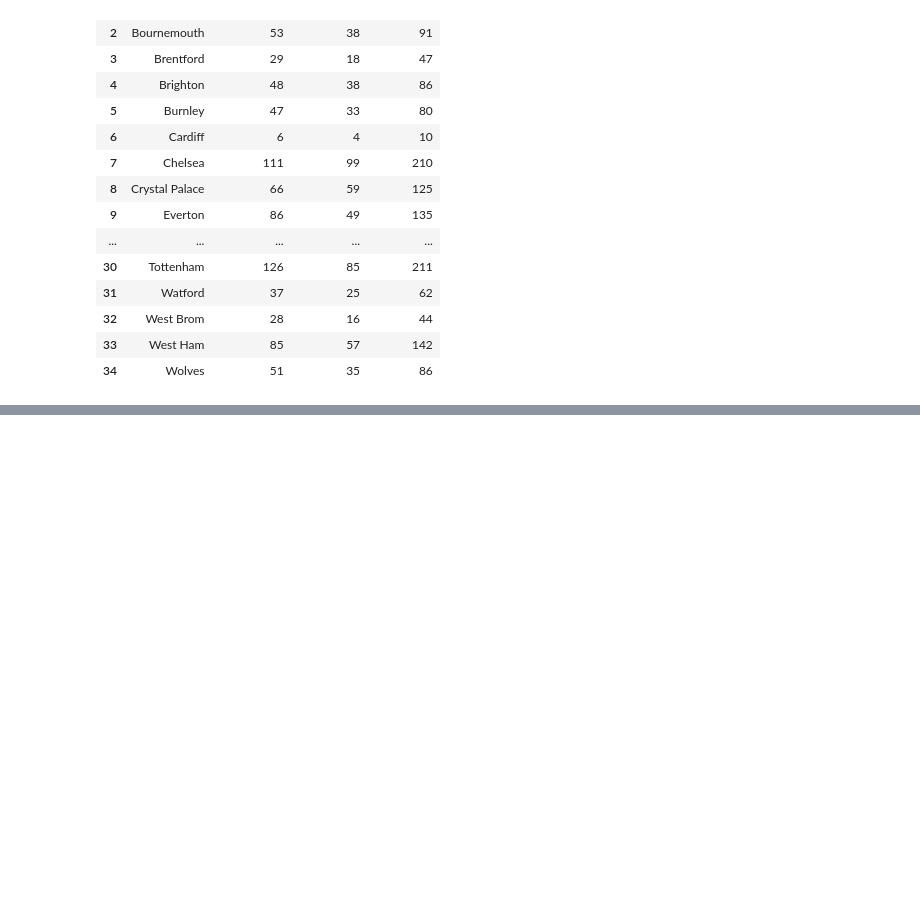
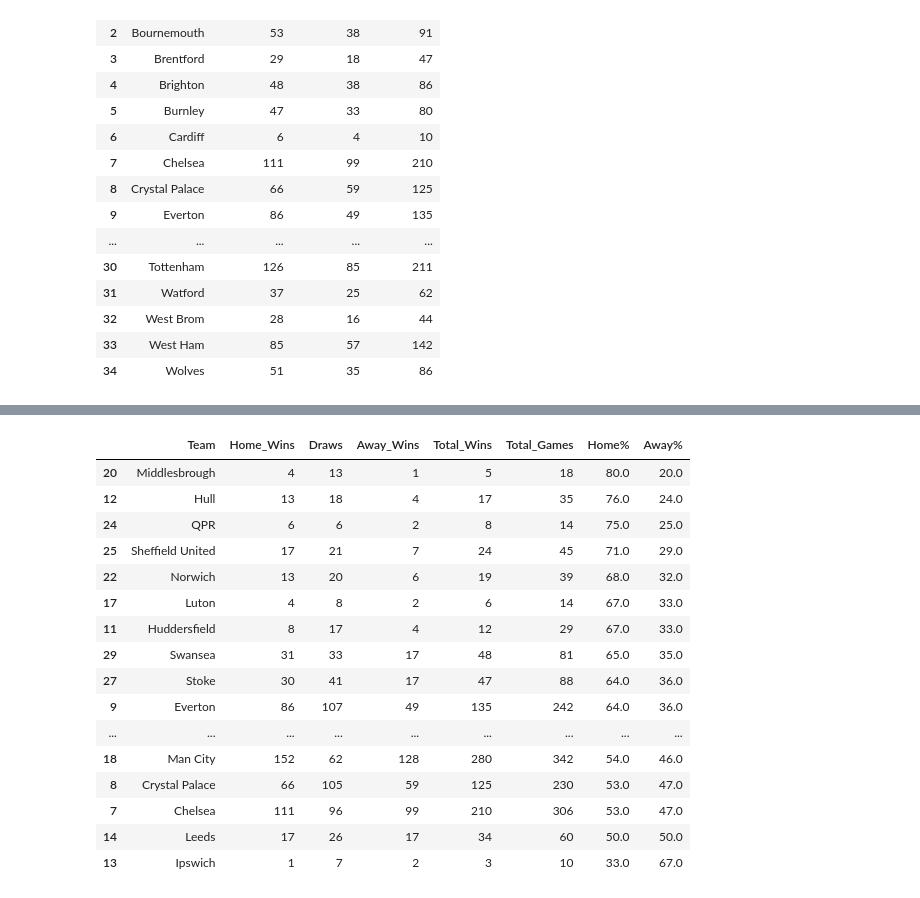
Before and after one commit to SmithNJ13/data_analysis, a Jupyter notebook: analysis.ipynb, the cells around one changed output, grey strips where cells are left out. Cells and saved outputs as stored; diff of their text form; code cells hidden in the pictures; blank space fills up the shorter version.

```diff
--- a/analysis.ipynb
+++ b/analysis.ipynb
@@ -531,0 +583,3 @@ Question_Two
+# %%
+Question_Two = pd.DataFrame(total_wins)
+Question_Two
@@ -531,0 +604,22 @@ Question_Two
+# %%
+Question_Two["Home%"] = round((Question_Two["Home_Wins"] / Question_Two["Total_Wins"]), 2) * 100
+Question_Two["Away%"] = round((Question_Two["Away_Wins"] / Question_Two["Total_Wins"]), 2) * 100
+Question_Two.sort_values(by="Home%", ascending=False)
+# %% [output]
+|  | Team | Home_Wins | Draws | Away_Wins | Total_Wins | Total_Games | Home% | Away% |
+| 20 | Middlesbrough | 4 | 13 | 1 | 5 | 18 | 80.0 | 20.0 |
+| 12 | Hull | 13 | 18 | 4 | 17 | 35 | 76.0 | 24.0 |
+| 24 | QPR | 6 | 6 | 2 | 8 | 14 | 75.0 | 25.0 |
+| 25 | Sheffield United | 17 | 21 | 7 | 24 | 45 | 71.0 | 29.0 |
+| 22 | Norwich | 13 | 20 | 6 | 19 | 39 | 68.0 | 32.0 |
+| 17 | Luton | 4 | 8 | 2 | 6 | 14 | 67.0 | 33.0 |
+| 11 | Huddersfield | 8 | 17 | 4 | 12 | 29 | 67.0 | 33.0 |
+| 29 | Swansea | 31 | 33 | 17 | 48 | 81 | 65.0 | 35.0 |
+| 27 | Stoke | 30 | 41 | 17 | 47 | 88 | 64.0 | 36.0 |
+| 9 | Everton | 86 | 107 | 49 | 135 | 242 | 64.0 | 36.0 |
+| ... | ... | ... | ... | ... | ... | ... | ... | ... |
+| 18 | Man City | 152 | 62 | 128 | 280 | 342 | 54.0 | 46.0 |
+| 8 | Crystal Palace | 66 | 105 | 59 | 125 | 230 | 53.0 | 47.0 |
+| 7 | Chelsea | 111 | 96 | 99 | 210 | 306 | 53.0 | 47.0 |
+| 14 | Leeds | 17 | 26 | 17 | 34 | 60 | 50.0 | 50.0 |
+| 13 | Ipswich | 1 | 7 | 2 | 3 | 10 | 33.0 | 67.0 |
```
Also changed, not shown: parts of 7 cells of this notebook.
